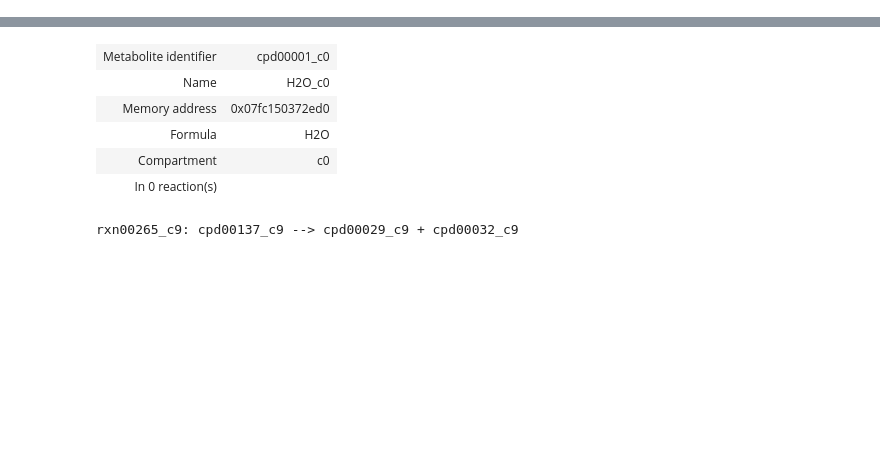
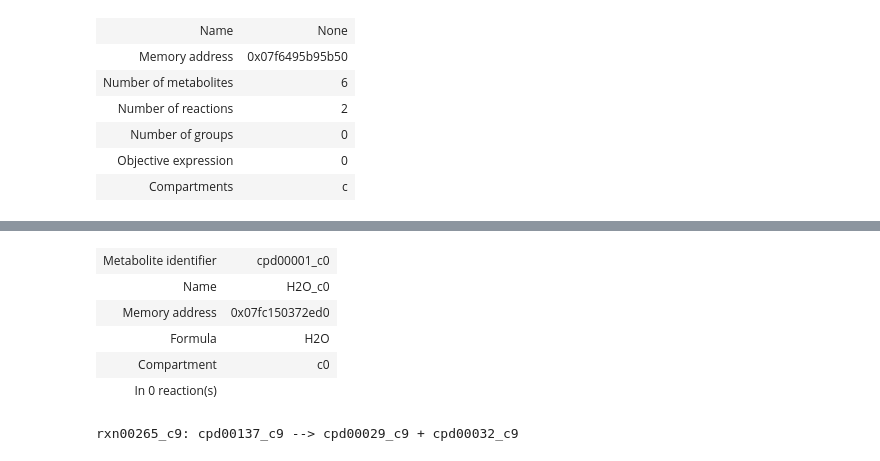
Before and after one commit to Fxe/cobrakbase, a Jupyter notebook: examples/ModelSEED/Template.ipynb, the cells around one changed output, grey strips where cells are left out. Cells and saved outputs as stored; diff of their text form; code cells hidden in the pictures; blank space fills up the shorter version.

```diff
--- a/examples/ModelSEED/Template.ipynb
+++ b/examples/ModelSEED/Template.ipynb
@@ -4,0 +10,4 @@ cobrakbase 0.2.7
+# %%
+import json
+with open('example_template.json', 'r') as fh:
+    template_example_json = json.load(fh)
@@ -4,0 +226,43 @@ cobrakbase 0.2.7
+# %%
+%run ../../cobrakbase/core/kbasefba/newmodeltemplate.py
+%run ../../cobrakbase/core/kbasefba/newmodeltemplate_metabolite.py
+%run ../../cobrakbase/core/kbasefba/newmodeltemplate_complex.py
+%run ../../cobrakbase/core/kbasefba/newmodeltemplate_reaction.py
+import copy
+from cobrakbase.kbase_object_info import KBaseObjectInfo
+from cobrakbase.core.kbase_types import KBaseType
+template = NewModelTemplate(copy.deepcopy(template_example_json), KBaseObjectInfo(object_type=KBaseType.Template.value))
+# %%
+cpd_nad = NewModelTemplateCompCompound('cpd00003_c', 0, 'c', 'cpd00003')
+cpd_coa = NewModelTemplateCompCompound('cpd00010_c', 0, 'c', 'cpd00010')
+cpd_pyr = NewModelTemplateCompCompound('cpd00020_c', 0, 'c', 'cpd00020')
+cpd_nadh = NewModelTemplateCompCompound('cpd00004_c', 0, 'c', 'cpd00004')
+cpd_co2 = NewModelTemplateCompCompound('cpd00011_c', 0, 'c', 'cpd00011')
+cpd_accoa = NewModelTemplateCompCompound('cpd00022_c', 0, 'c', 'cpd00022')
+rxn1 = NewModelTemplateReaction('rxn1')
+rxn1.add_metabolites({
+    cpd_nad: -1,
+    cpd_coa: -1,
+    cpd_pyr: -1,
+    cpd_nadh: 1,
+    cpd_accoa: 1,
+    cpd_co2: 1
+})
+rxn2 = NewModelTemplateReaction('rxn2')
+rxn2.add_metabolites({
+    NewModelTemplateCompCompound('cpd00003_c', 0, 'c', 'cpd00003'): -1,
+    NewModelTemplateCompCompound('cpd00004_c', 0, 'c', 'cpd00004'): 1,
+})
+template.add_reactions([rxn1, rxn2])
+# %%
+m = Model()
+m.add_reactions(template.reactions)
+m
+# %% [output]
+| Name | None |
+| Memory address | 0x07f6495b95b50 |
+| Number of metabolites | 6 |
+| Number of reactions | 2 |
+| Number of groups | 0 |
+| Objective expression | 0 |
+| Compartments | c |
```
Also changed, not shown: parts of 83 cells of this notebook, 22 other files.
